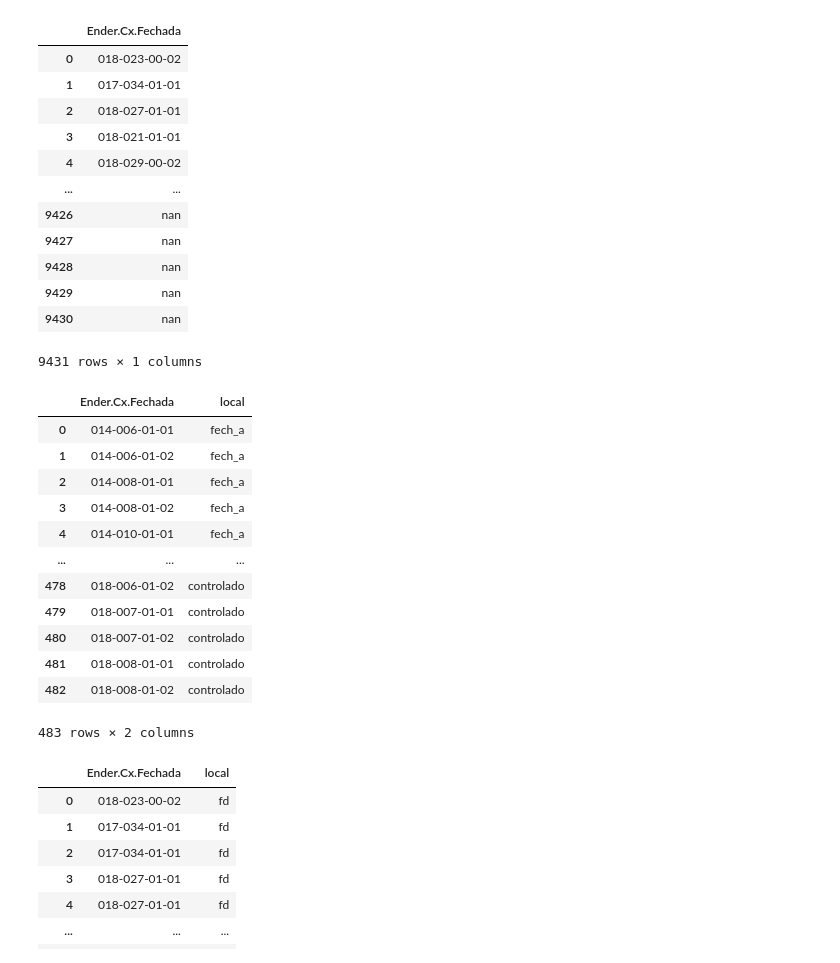
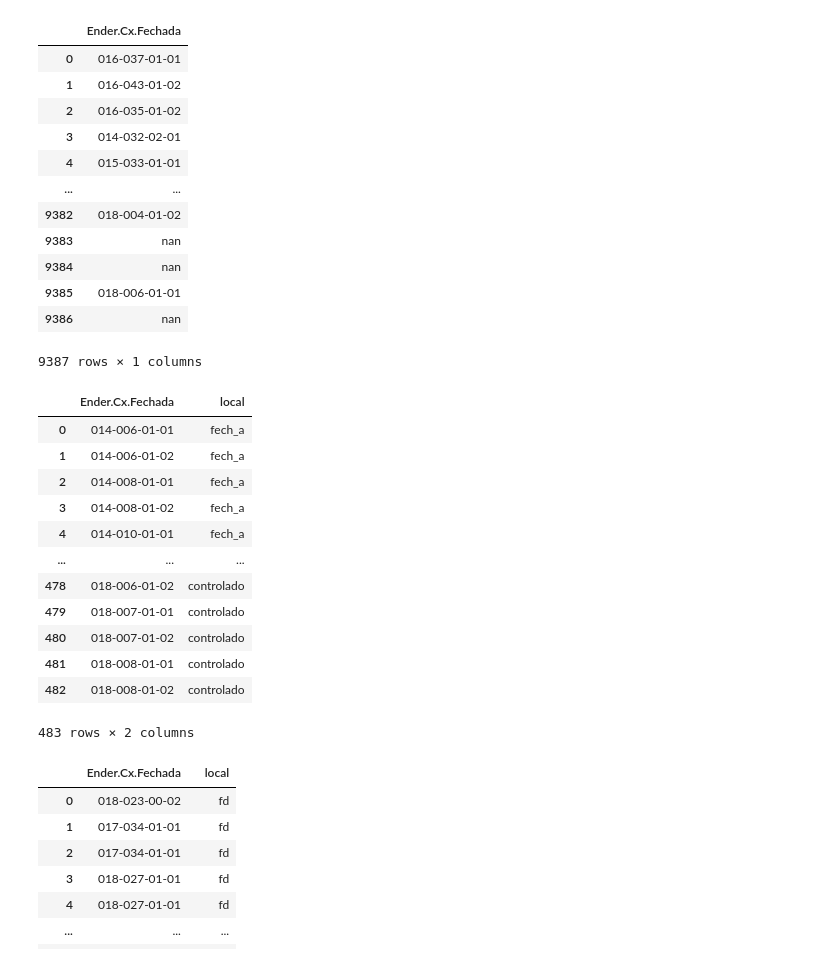
Before and after one commit to renandelamorena/Projeto_Curva_ABC, a Jupyter notebook: analise_curva_abc/local/comparacao_local_cx.ipynb, the cells around one changed output. Drawn from its saved outputs; the diff is of its cells as text; code cells hidden in the pictures.

Commit message:
atualizando origem dataset de local

```diff
--- a/analise_curva_abc/local/comparacao_local_cx.ipynb
+++ b/analise_curva_abc/local/comparacao_local_cx.ipynb
@@ -1,28 +1,28 @@
 # %%
 import pandas as pd
 
-situacao_final = pd.read_excel(r'C:\Users\estoque\Documents\estoque.renan\projetos\projeto_curva_abc\tratamento_curva_abc\dados_tratados/situacao_final.xlsx')
+situacao_final = pd.read_excel(r'..\..\tratamento_curva_abc\dados_tratados\situacao_final.xlsx')
 enderecos = situacao_final[['Ender.Cx.Fechada']].astype(str)
 
 display(enderecos)
 
-locais = pd.read_excel(r'C:\Users\estoque\Documents\estoque.renan\projetos\projeto_curva_abc\tratamento_curva_abc\datasets/local_apanha_cx.xlsx').astype(str)
+locais = pd.read_excel(r'datasets/local_apanha_cx.xlsx').astype(str)
 
 display(locais)
 # %% [output]
 |  | Ender.Cx.Fechada |
-| 0 | 018-023-00-02 |
-| 1 | 017-034-01-01 |
-| 2 | 018-027-01-01 |
-| 3 | 018-021-01-01 |
-| 4 | 018-029-00-02 |
+| 0 | 016-037-01-01 |
+| 1 | 016-043-01-02 |
+| 2 | 016-035-01-02 |
+| 3 | 014-032-02-01 |
+| 4 | 015-033-01-01 |
 | ... | ... |
-| 9426 | nan |
-| 9427 | nan |
-| 9428 | nan |
-| 9429 | nan |
-| 9430 | nan |
+| 9382 | 018-004-01-02 |
+| 9383 | nan |
+| 9384 | nan |
+| 9385 | 018-006-01-01 |
+| 9386 | nan |
-9431 rows × 1 columns
+9387 rows × 1 columns
 |  | Ender.Cx.Fechada | local |
 | 0 | 014-006-01-01 | fech_a |
 | 1 | 014-006-01-02 | fech_a |
```
Also changed, not shown: 1 other file.
